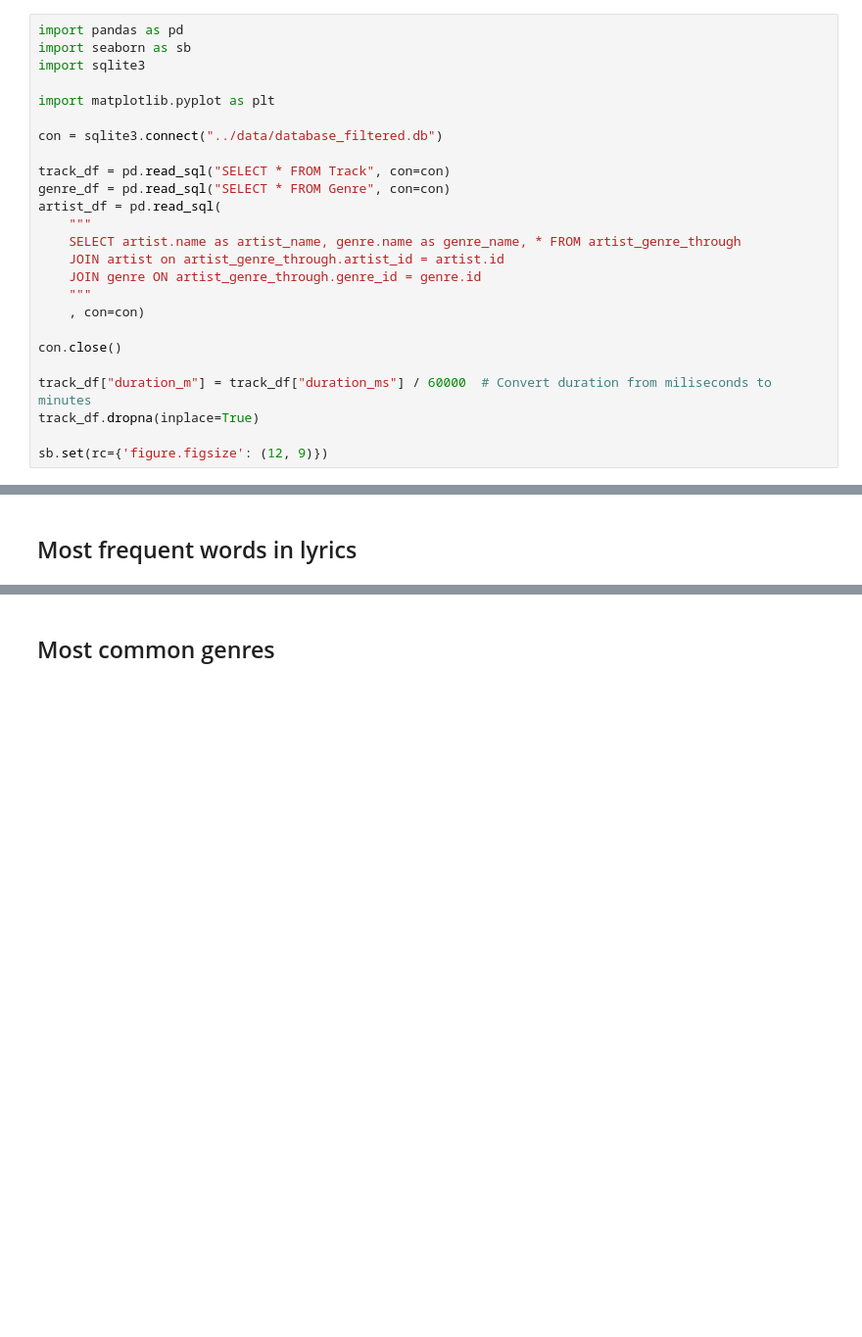
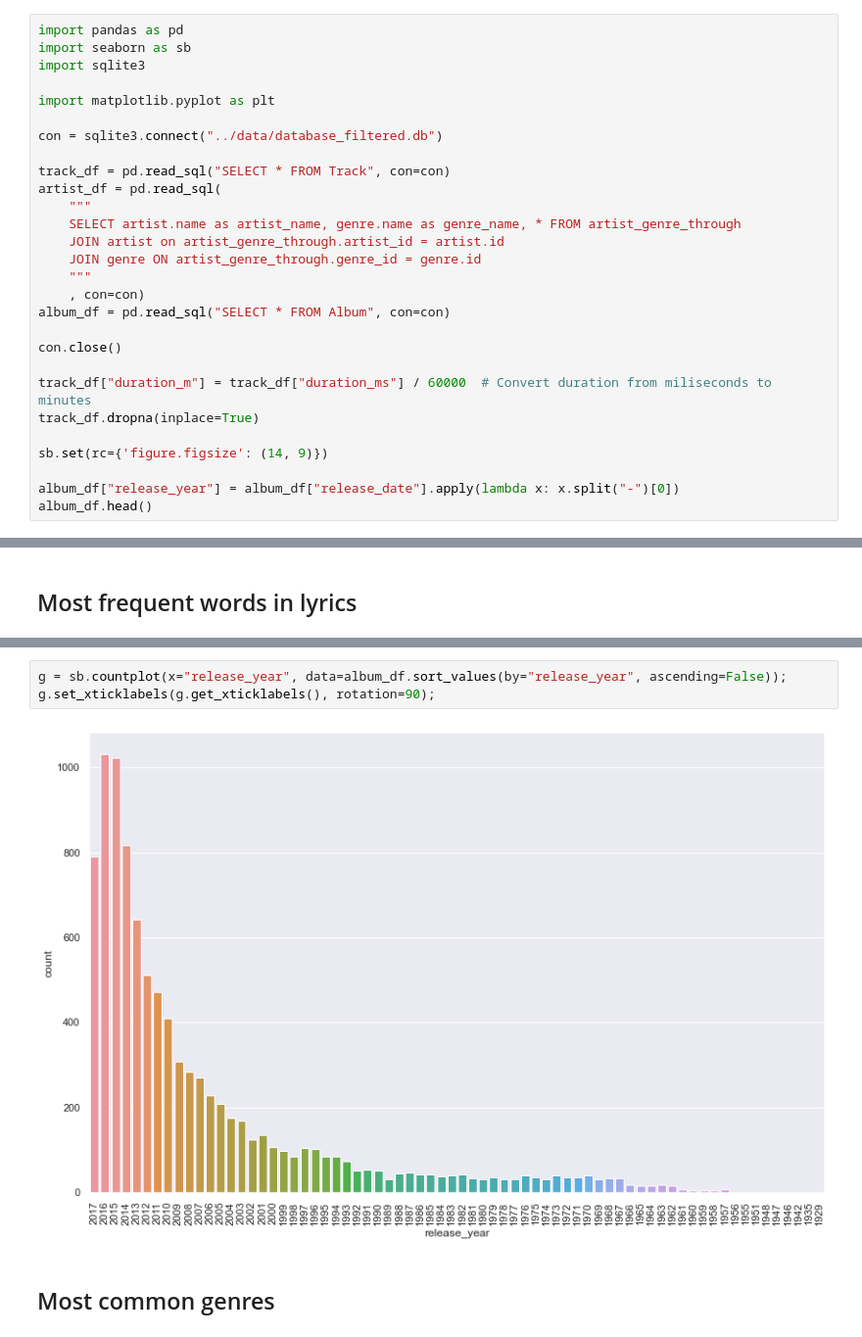
Before and after one commit to Educorreia932/FEUP-PRI, a Jupyter notebook: notebooks/stats.ipynb, the cells around one changed output, grey strips where cells are left out. Shown: that part at 98% size. Cells and saved outputs as stored; diff of their text form; blank space fills up the shorter version.

```diff
--- a/notebooks/stats.ipynb
+++ b/notebooks/stats.ipynb
@@ -10,7 +10,6 @@ import matplotlib.pyplot as plt
 con = sqlite3.connect("../data/database_filtered.db")
 
 track_df = pd.read_sql("SELECT * FROM Track", con=con)
-genre_df = pd.read_sql("SELECT * FROM Genre", con=con)
 artist_df = pd.read_sql(
     """
     SELECT artist.name as artist_name, genre.name as genre_name, * FROM artist_genre_through
@@ -18,10 +17,14 @@ artist_df = pd.read_sql(
 	JOIN genre ON artist_genre_through.genre_id = genre.id
     """
     , con=con)
+album_df = pd.read_sql("SELECT * FROM Album", con=con)
 
 con.close()
 
 track_df["duration_m"] = track_df["duration_ms"] / 60000  # Convert duration from miliseconds to minutes
 track_df.dropna(inplace=True)
 
-sb.set(rc={'figure.figsize': (12, 9)})
+sb.set(rc={'figure.figsize': (14, 9)})
+
+album_df["release_year"] = album_df["release_date"].apply(lambda x: x.split("-")[0])
+album_df.head()
@@ -43,3 +58,8 @@ plt.show()
+# %%
+g = sb.countplot(x="release_year", data=album_df.sort_values(by="release_year", ascending=False));
+g.set_xticklabels(g.get_xticklabels(), rotation=90);
+# %% [output]
+[figure, added]
 # %% [markdown]
 
 ## Most common genres
```
Also changed, not shown: parts of 3 cells of this notebook.
